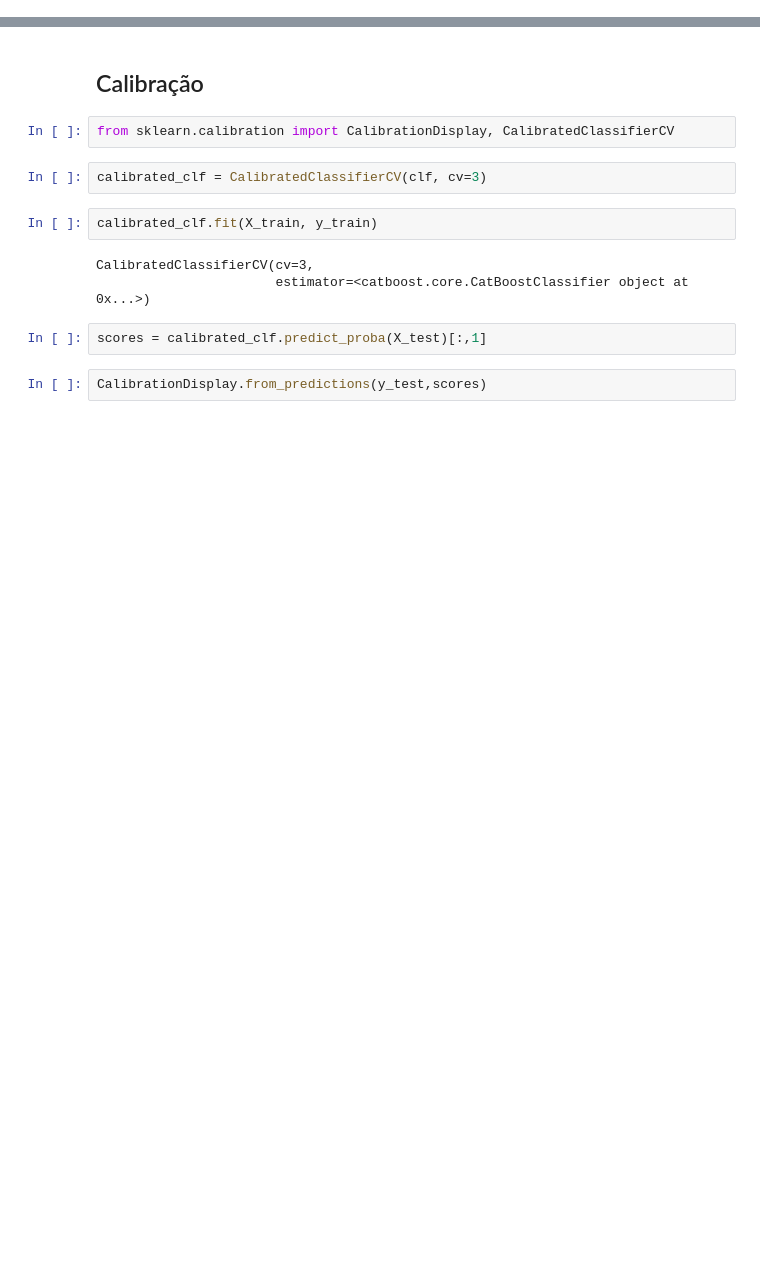
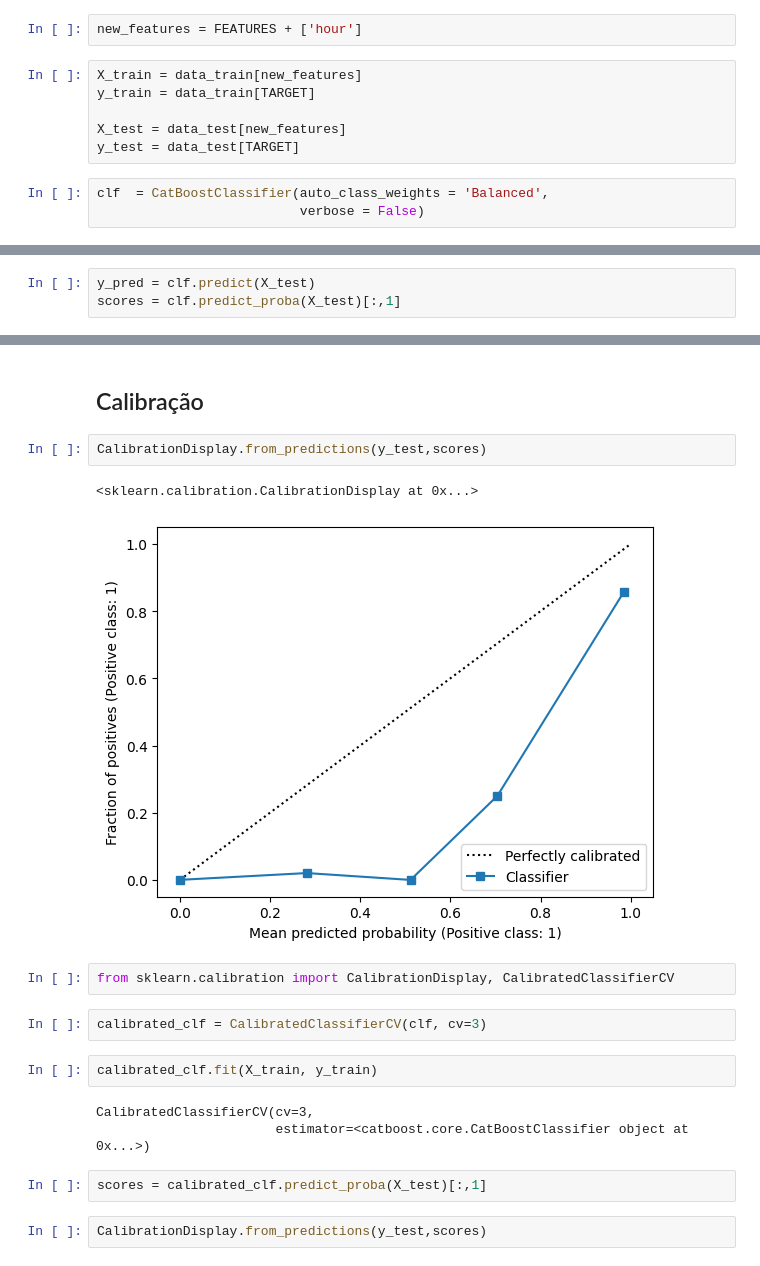
Before and after one commit to thomasport/fraud_detection, a Jupyter notebook: analysis/analysis.ipynb, the cells around one changed output, grey strips where cells are left out. Cells and saved outputs as stored; diff of their text form; blank space fills up the shorter version.

```diff
--- a/analysis/analysis.ipynb
+++ b/analysis/analysis.ipynb
@@ -529,0 +502,11 @@ clf.get_feature_importance(prettified=True)
+# %%
+new_features = FEATURES + ['hour']
+# %%
+X_train = data_train[new_features]
+y_train = data_train[TARGET]
+
+X_test = data_test[new_features]
+y_test = data_test[TARGET]
+# %%
+clf  = CatBoostClassifier(auto_class_weights = 'Balanced',
+                          verbose = False)
@@ -529,0 +521,3 @@ clf.get_feature_importance(prettified=True)
+# %%
+y_pred = clf.predict(X_test)
+scores = clf.predict_proba(X_test)[:,1]
@@ -530,5 +543,10 @@ clf.get_feature_importance(prettified=True)
 # %% [markdown]
 ## Calibração
+# %%
+CalibrationDisplay.from_predictions(y_test,scores)
+# %% [output]
+<sklearn.calibration.CalibrationDisplay at 0x...>
+[figure, added]
 # %%
 from sklearn.calibration import CalibrationDisplay, CalibratedClassifierCV
 # %%
```
Also changed, not shown: parts of 58 cells of this notebook.
